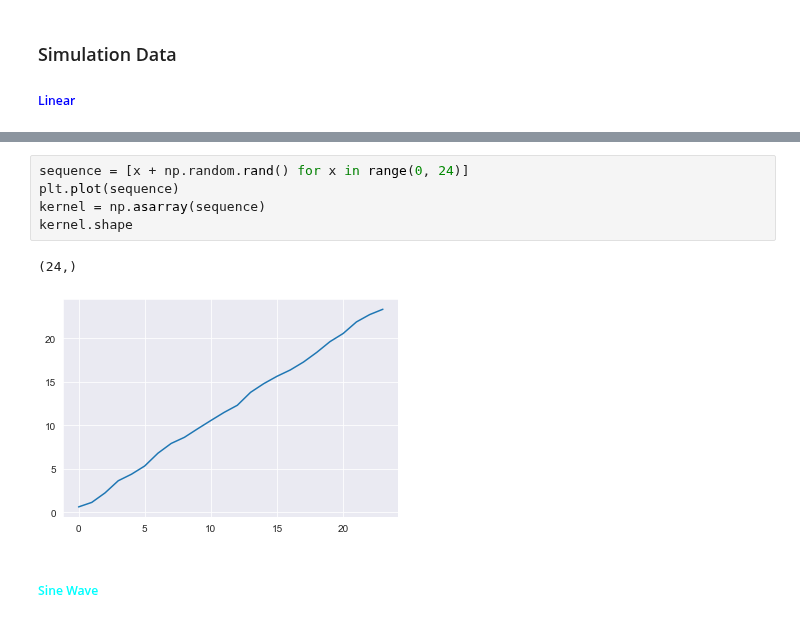
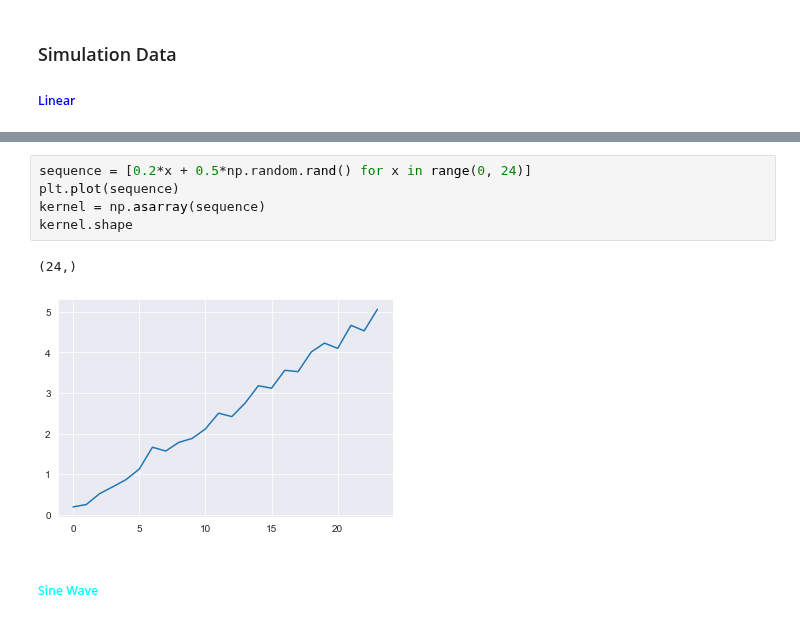
Before and after one commit to leonardzh/zheng_MnM4SDS_project, a Jupyter notebook: LSTM_NNSI.ipynb, the cells around one changed output, grey strips where cells are left out. Drawn from its saved outputs; the diff is of its cells as text.

```diff
--- a/LSTM_NNSI.ipynb
+++ b/LSTM_NNSI.ipynb
@@ -30,11 +30,11 @@ np.random.rand()
 # %%
-sequence = [x + np.random.rand() for x in range(0, 24)]
+sequence = [0.2*x + 0.5*np.random.rand() for x in range(0, 24)]
 plt.plot(sequence)
 kernel = np.asarray(sequence)
 kernel.shape
 # %% [output]
 (24,)
-[figure, old version]
+[figure, new version]
 # %% [markdown]
 <h5 style="color:cyan;">Sine Wave</h5>
 # %%
```
Also changed, not shown: parts of 20 cells of this notebook, 10 other files.
